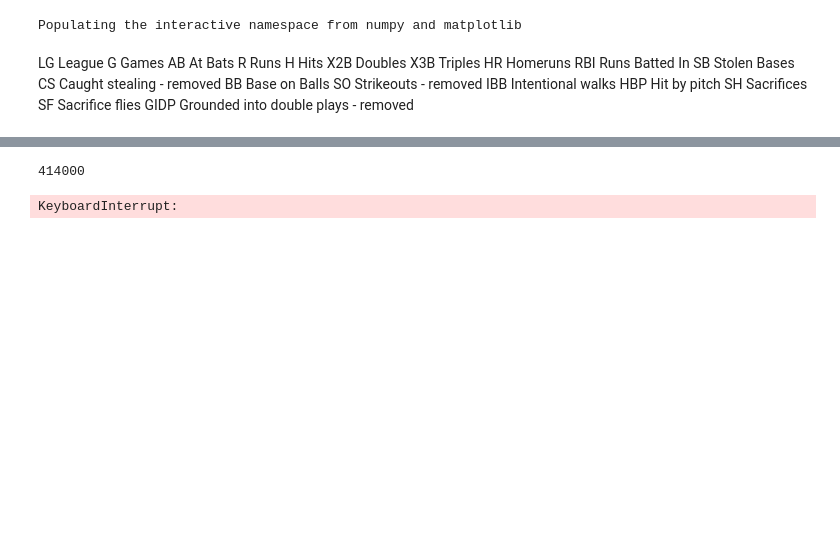
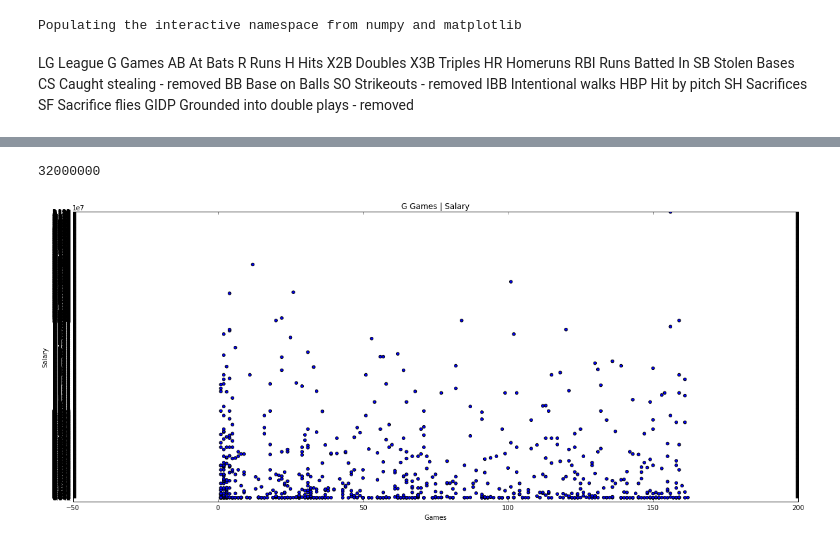
Before and after one commit to jhave/DS_HK_2, a Jupyter notebook: notebooks/baseball_PLOTS.ipynb, the cells around one changed output, grey strips where cells are left out. Drawn from its saved outputs; the diff is of its cells as text; code cells hidden in the pictures; blank space fills up the shorter version.

```diff
--- a/notebooks/baseball_PLOTS.ipynb
+++ b/notebooks/baseball_PLOTS.ipynb
@@ -38,21 +58,27 @@ train_y = b2011['salary'].values
 # %%
 train_y.sort()
 train_y.min()
+train_y.max()
 #train_X[:,0]
 # %% [output]
-414000
+32000000
 # %%
-plt.scatter( b2011['G'], train_y)
+plt.figure(figsize=(20,8))
+plt.scatter( b2011['G'], train_y )
 plt.title('G Games | Salary')
 #  I WANT RELEVANT TICKs....QUESTION: why does plt.xticks not work?
 plt.xlabel("Games")
+
 plt.ylabel("Salary")
+#configure  X axes
+plt.ylim(0,train_y.max())
 plt.yticks(np.arange(train_y.min(), train_y.max(), 10000))
+#plt.yticks(np.arange(train_y.min(), train_y.max(), 10000))
 #plt.plot(*self.plot_generator(low, high))
 plt.show()
 # QUESTION: why are the values of Salary 0? -- they shouldn't be!
 # QUESTION: is there a quick way to convert these numpy arrays into dataframes  ANSWER: b2011['G']
 #           with headers so they can be independently addressed according to their headers when making plots?
 # QUESTION: how-to iterate over every column in train_X and plot it against train_y?
 # %% [output]
-KeyboardInterrupt:
+[figure, added]
```
Also changed, not shown: parts of 6 cells of this notebook, 2 other files.
